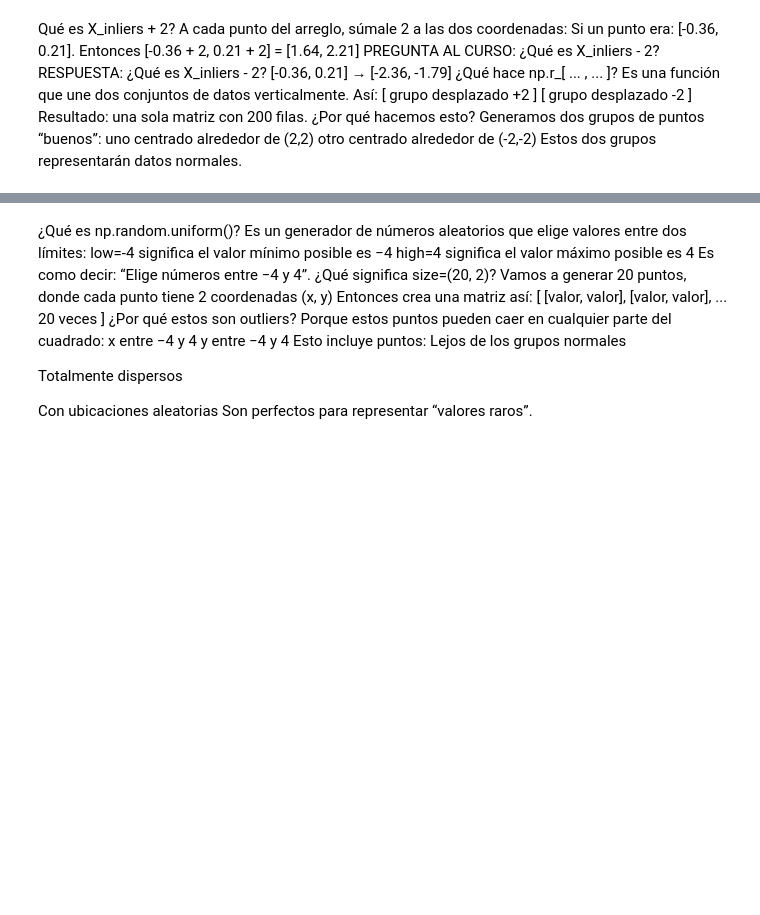
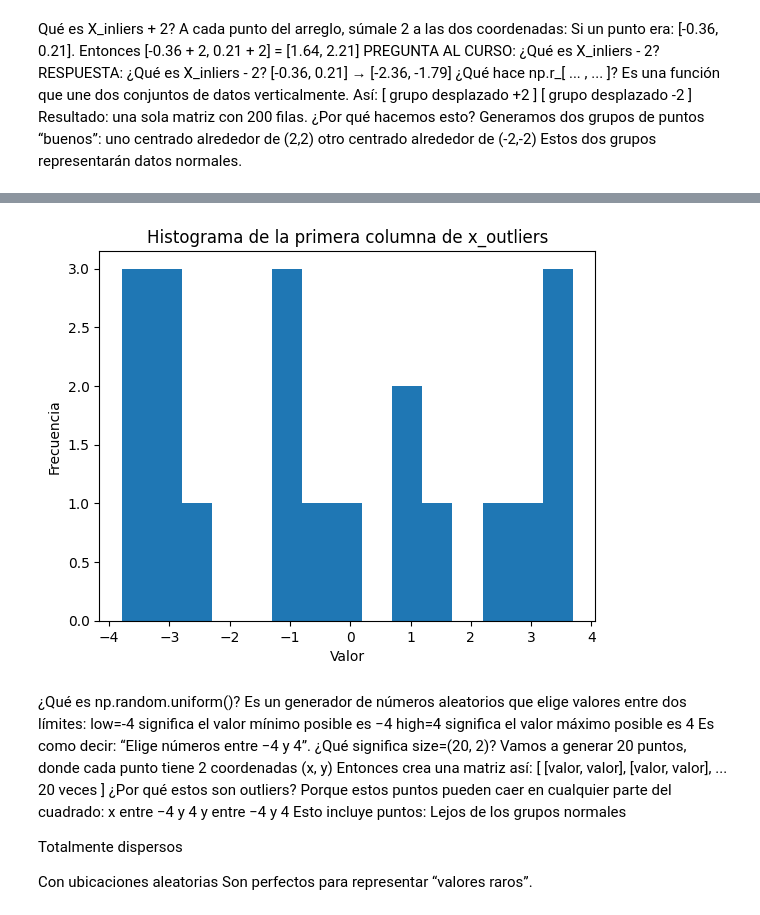
Before and after one commit to jenylamar-cmyk/evaluacion-formativa-2, a Jupyter notebook: Outliers.ipynb, the cells around one changed output, grey strips where cells are left out. Cells and saved outputs as stored; diff of their text form; code cells hidden in the pictures; blank space fills up the shorter version.

```diff
--- a/Outliers.ipynb
+++ b/Outliers.ipynb
@@ -62,3 +126,11 @@ X_outliers = np.random.uniform(low=-4, high=4, size=(20, 2))
+# %%
+plt.hist(X_outliers[:, 0], bins=15)
+plt.title("Histograma de la primera columna de x_outliers")
+plt.xlabel("Valor")
+plt.ylabel("Frecuencia")
+plt.show()
+# %% [output]
+[figure, added]
 # %% [markdown]
 ¿Qué es np.random.uniform()?
 Es un generador de números aleatorios que elige valores entre dos límites:
```
Also changed, not shown: parts of 11 cells of this notebook.
